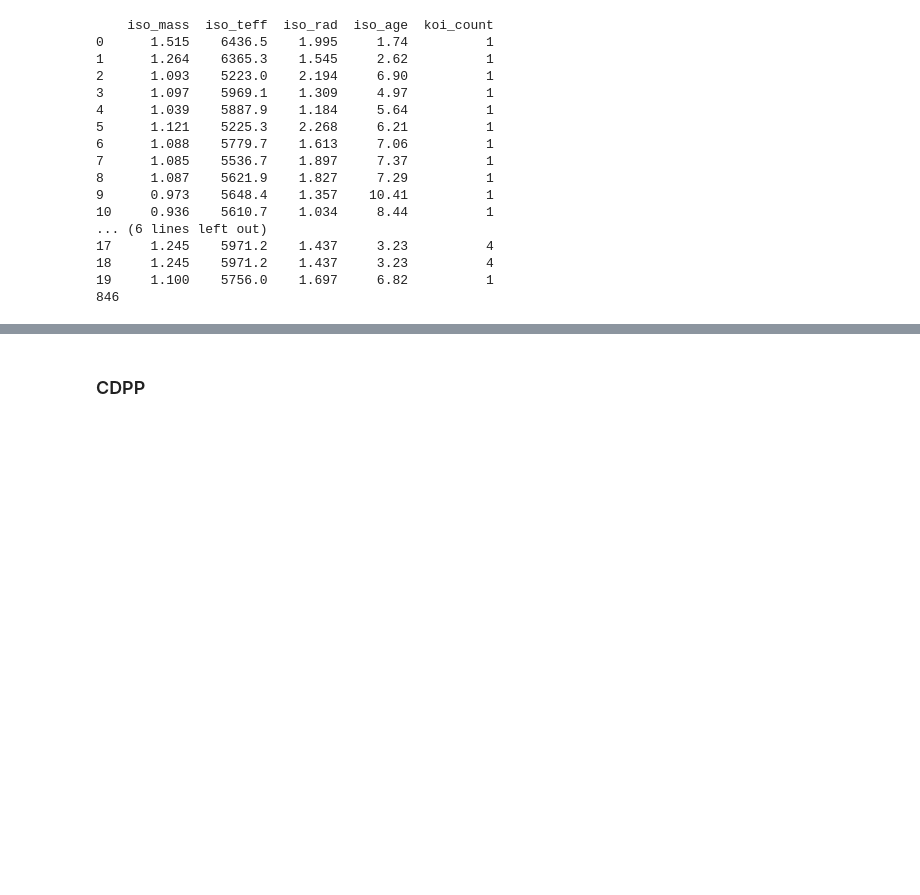
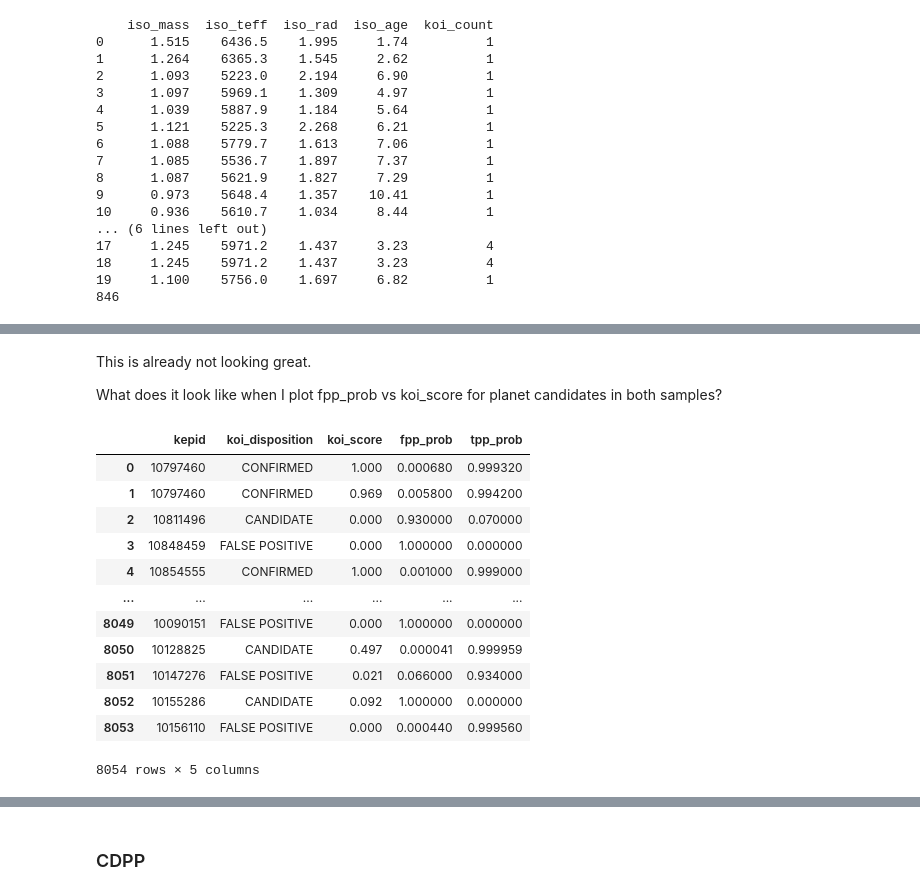
Before and after one commit to exoclam/sculpting, a Jupyter notebook: isolate_with_bedell.ipynb, the cells around one changed output, grey strips where cells are left out. Drawn from its saved outputs; the diff is of its cells as text; code cells hidden in the pictures; blank space fills up the shorter version.

```diff
--- a/isolate_with_bedell.ipynb
+++ b/isolate_with_bedell.ipynb
@@ -674,0 +760,20 @@ print(len(positives_kepler.kepid.unique()))
+# %% [markdown]
+This is already not looking great.
+
+What does it look like when I plot fpp_prob vs koi_score for planet candidates in both samples?
+# %%
+fpp_kois[['kepid','koi_disposition','koi_score','fpp_prob','tpp_prob']]
+# %% [output]
+|  | kepid | koi_disposition | koi_score | fpp_prob | tpp_prob |
+| 0 | 10797460 | CONFIRMED | 1.000 | 0.000680 | 0.999320 |
+| 1 | 10797460 | CONFIRMED | 0.969 | 0.005800 | 0.994200 |
+| 2 | 10811496 | CANDIDATE | 0.000 | 0.930000 | 0.070000 |
+| 3 | 10848459 | FALSE POSITIVE | 0.000 | 1.000000 | 0.000000 |
+| 4 | 10854555 | CONFIRMED | 1.000 | 0.001000 | 0.999000 |
+| ... | ... | ... | ... | ... | ... |
+| 8049 | 10090151 | FALSE POSITIVE | 0.000 | 1.000000 | 0.000000 |
+| 8050 | 10128825 | CANDIDATE | 0.497 | 0.000041 | 0.999959 |
+| 8051 | 10147276 | FALSE POSITIVE | 0.021 | 0.066000 | 0.934000 |
+| 8052 | 10155286 | CANDIDATE | 0.092 | 1.000000 | 0.000000 |
+| 8053 | 10156110 | FALSE POSITIVE | 0.000 | 0.000440 | 0.999560 |
+8054 rows × 5 columns
```
Also changed, not shown: parts of 15 cells of this notebook, 2 other files.
